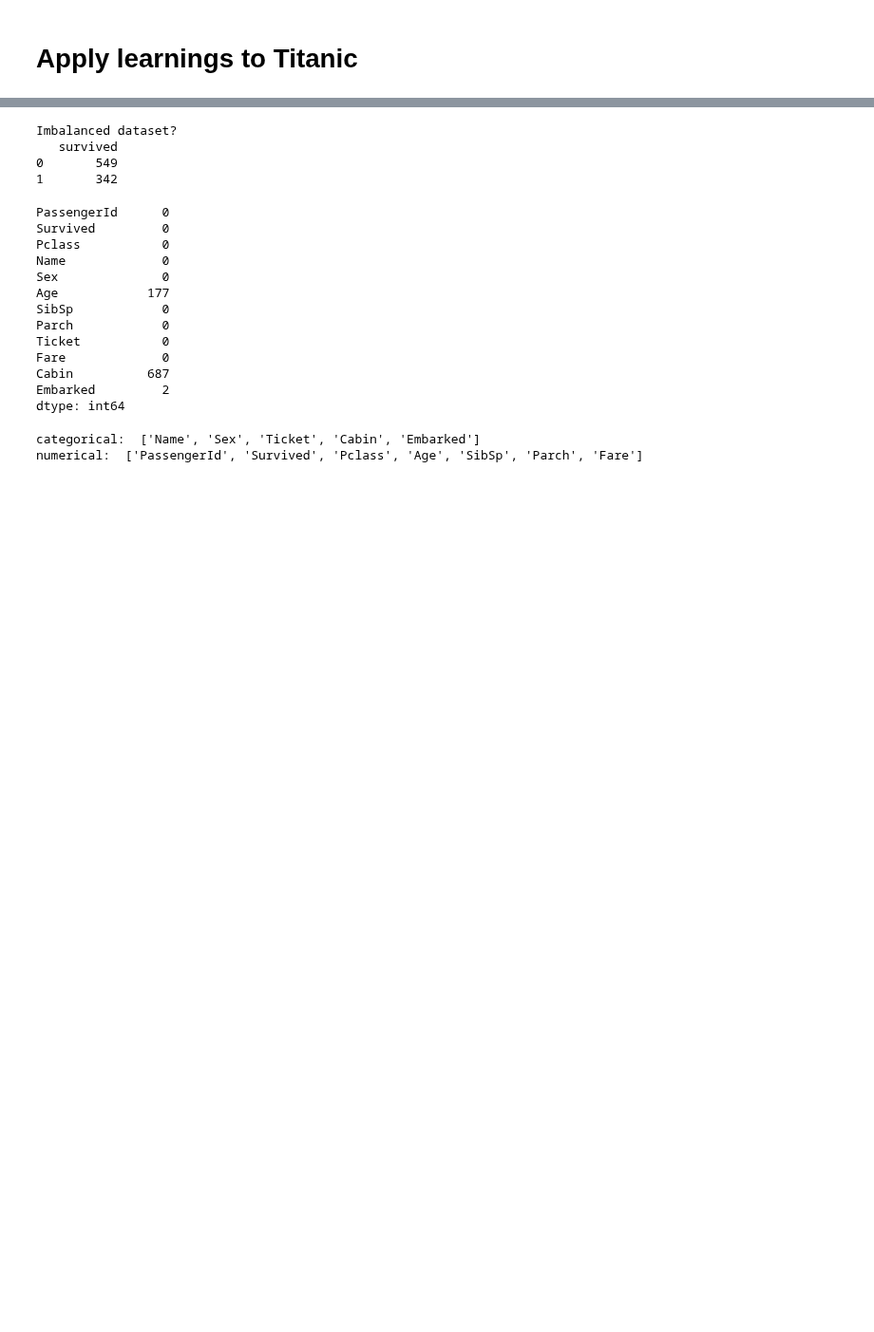
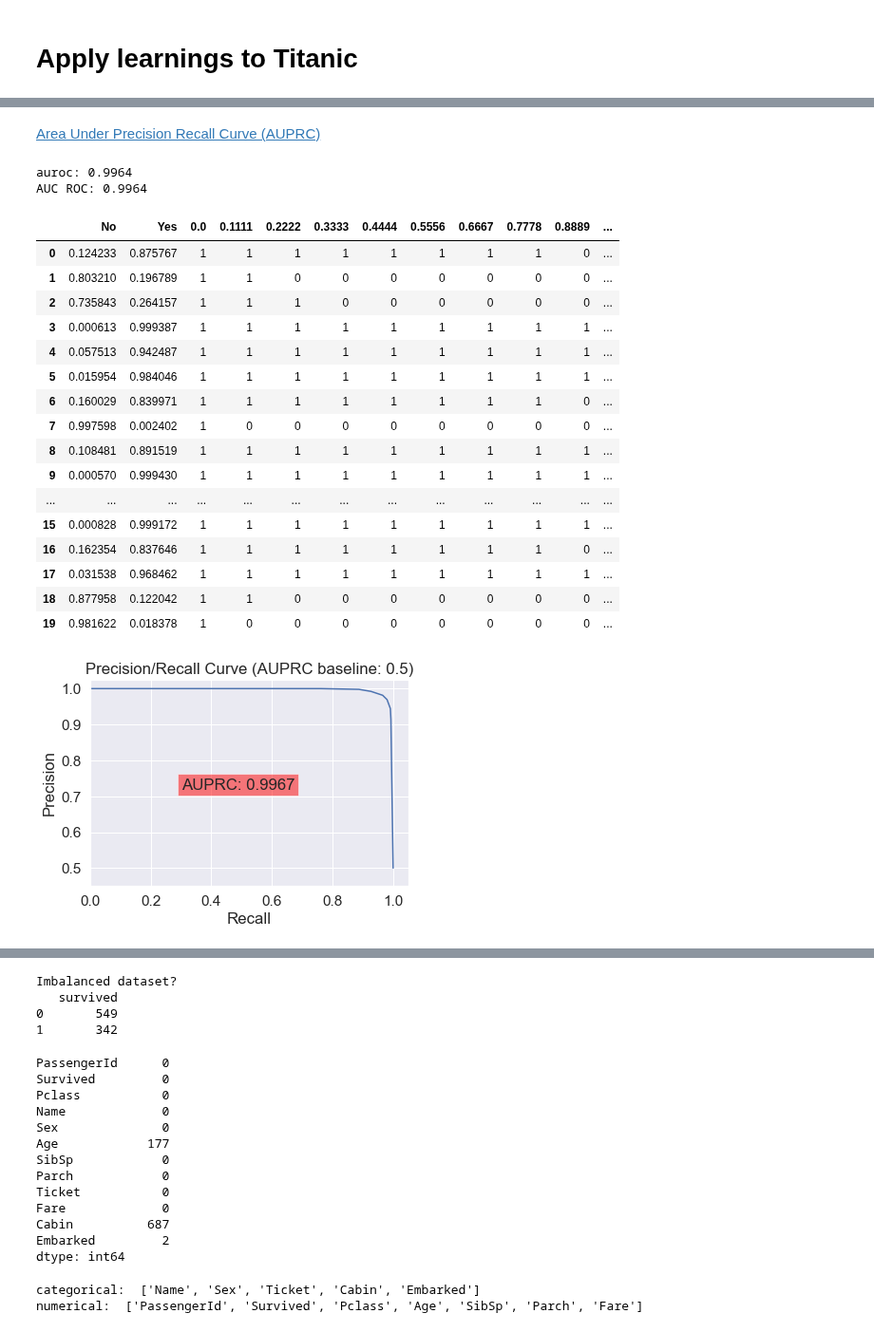
Before and after one commit to omdgit/Hands-On-Gradient-Boosting-with-XGBoost-and-Scikit-learn, a Jupyter notebook: Chapter10/Titanic.ipynb, the cells around one changed output, grey strips where cells are left out. Shown at 95% size. Drawn from its saved outputs; the diff is of its cells as text; code cells hidden in the pictures; blank space fills up the shorter version.

```diff
--- a/Chapter10/Titanic.ipynb
+++ b/Chapter10/Titanic.ipynb
@@ -34,0 +93,4 @@ df.head()
+# %%
+X_train['Age'] = X_train['Age'].fillna(X_train.groupby(['Pclass', 'Sex'])['Age'].transform('median'))
+# %%
+X_test['Age'] = X_test['Age'].fillna(X_train.groupby(['Pclass', 'Sex'])['Age'].transform('median'))
@@ -34,0 +148,7 @@ df.head()
+# %%
+from category_encoders.target_encoder import TargetEncoder
+encoder = TargetEncoder(return_df=True)
+X_train = encoder.fit_transform(X_train, y_train)
+X_test = encoder.transform(X_test)
+display(X_train.head())
+X_test.head()
@@ -34,0 +215,9 @@ df.head()
+# %%
+from imblearn.over_sampling import RandomOverSampler, SMOTE
+from collections import Counter
+
+ros = RandomOverSampler(random_state=0)
+X_resampled, y_resampled = ros.fit_resample(X_train, y_train)
+# X_resampled, y_resampled = SMOTE().fit_resample(X_train, y_train)
+
+print(sorted(Counter(y_resampled).items()))
@@ -34,0 +322,60 @@ df.head()
+# %% [markdown]
+[Area Under Precision Recall Curve (AUPRC)](https://glassboxmedicine.com/2019/03/02/measuring-performance-auprc/)
+# %%
+from sklearn.metrics import precision_recall_curve, average_precision_score, roc_auc_score, roc_curve, auc
+from sklearn.metrics import PrecisionRecallDisplay
+
+probs = xgb.predict_proba(X_resampled)
+probs = xgb.predict_proba(X_resampled)
+df_probs = pd.DataFrame(probs, columns=['No', 'Yes'])
+auprc = average_precision_score(y_resampled, df_probs['Yes'])
+
+# Containers for true positive / false positive rates
+precision_scores = []
+recall_scores = []
+
+thresholds = np.linspace(0, 1, num=10)
+
+for i in thresholds:
+    df_probs[str(i.round(4))] = [1 if k >= i else 0 for k in df_probs['Yes']]
+    precision, recall, threshold = precision_recall_curve(y_resampled, y_pred)
+    precision, recall = calc_precision_recall(y_resampled, df_probs[str(i.round(4))])
+    precision_scores.append(precision)
+    recall_scores.append(recall)
+
+#AUROC
+fpr, tpr, thresholds = roc_curve(y_resampled, df_probs['Yes'], pos_label = 1) #positive class is 1; negative class is 0
+auroc = auc(fpr, tpr)
+print('auroc: {0:0.4f}'.format(auroc))
+print('AUC ROC: {0:0.4f}'.format(roc_auc_score(y_resampled, xgb.predict_proba(X_resampled)[:, 1])))
+
+# AUPRC baseline
+ratio = np.round(len(y_resampled[y_resampled==1]) / len(y_resampled), 2)
+title = 'Precision/Recall Curve (AUPRC baseline: ' + str(ratio.round(4)) + ')'
+
+plt.plot(recall_scores, precision_scores)
+plt.xlim(0.0, 1.05), plt.ylim(np.min(precision_scores)-0.05), 1.05, plt.xlabel('Recall'), plt.ylabel('Precision'), plt.title(title)
+plt.text(0.3, 0.72, 'AUPRC: ' + str(auprc.round(4)), bbox=dict(facecolor='red', alpha=0.5));
+
+df_probs.head(20)
+# %% [output]
+auroc: 0.9964
+AUC ROC: 0.9964
+|  | No | Yes | 0.0 | 0.1111 | 0.2222 | 0.3333 | 0.4444 | 0.5556 | 0.6667 | 0.7778 | 0.8889 | ... |
+| 0 | 0.124233 | 0.875767 | 1 | 1 | 1 | 1 | 1 | 1 | 1 | 1 | 0 | ... |
+| 1 | 0.803210 | 0.196789 | 1 | 1 | 0 | 0 | 0 | 0 | 0 | 0 | 0 | ... |
+| 2 | 0.735843 | 0.264157 | 1 | 1 | 1 | 0 | 0 | 0 | 0 | 0 | 0 | ... |
+| 3 | 0.000613 | 0.999387 | 1 | 1 | 1 | 1 | 1 | 1 | 1 | 1 | 1 | ... |
+| 4 | 0.057513 | 0.942487 | 1 | 1 | 1 | 1 | 1 | 1 | 1 | 1 | 1 | ... |
+| 5 | 0.015954 | 0.984046 | 1 | 1 | 1 | 1 | 1 | 1 | 1 | 1 | 1 | ... |
+| 6 | 0.160029 | 0.839971 | 1 | 1 | 1 | 1 | 1 | 1 | 1 | 1 | 0 | ... |
+| 7 | 0.997598 | 0.002402 | 1 | 0 | 0 | 0 | 0 | 0 | 0 | 0 | 0 | ... |
+| 8 | 0.108481 | 0.891519 | 1 | 1 | 1 | 1 | 1 | 1 | 1 | 1 | 1 | ... |
+| 9 | 0.000570 | 0.999430 | 1 | 1 | 1 | 1 | 1 | 1 | 1 | 1 | 1 | ... |
+| ... | ... | ... | ... | ... | ... | ... | ... | ... | ... | ... | ... | ... |
+| 15 | 0.000828 | 0.999172 | 1 | 1 | 1 | 1 | 1 | 1 | 1 | 1 | 1 | ... |
+| 16 | 0.162354 | 0.837646 | 1 | 1 | 1 | 1 | 1 | 1 | 1 | 1 | 0 | ... |
+| 17 | 0.031538 | 0.968462 | 1 | 1 | 1 | 1 | 1 | 1 | 1 | 1 | 1 | ... |
+| 18 | 0.877958 | 0.122042 | 1 | 1 | 0 | 0 | 0 | 0 | 0 | 0 | 0 | ... |
+| 19 | 0.981622 | 0.018378 | 1 | 0 | 0 | 0 | 0 | 0 | 0 | 0 | 0 | ... |
+[figure, added]
```
Also changed, not shown: parts of 77 cells of this notebook, 9 other files.
